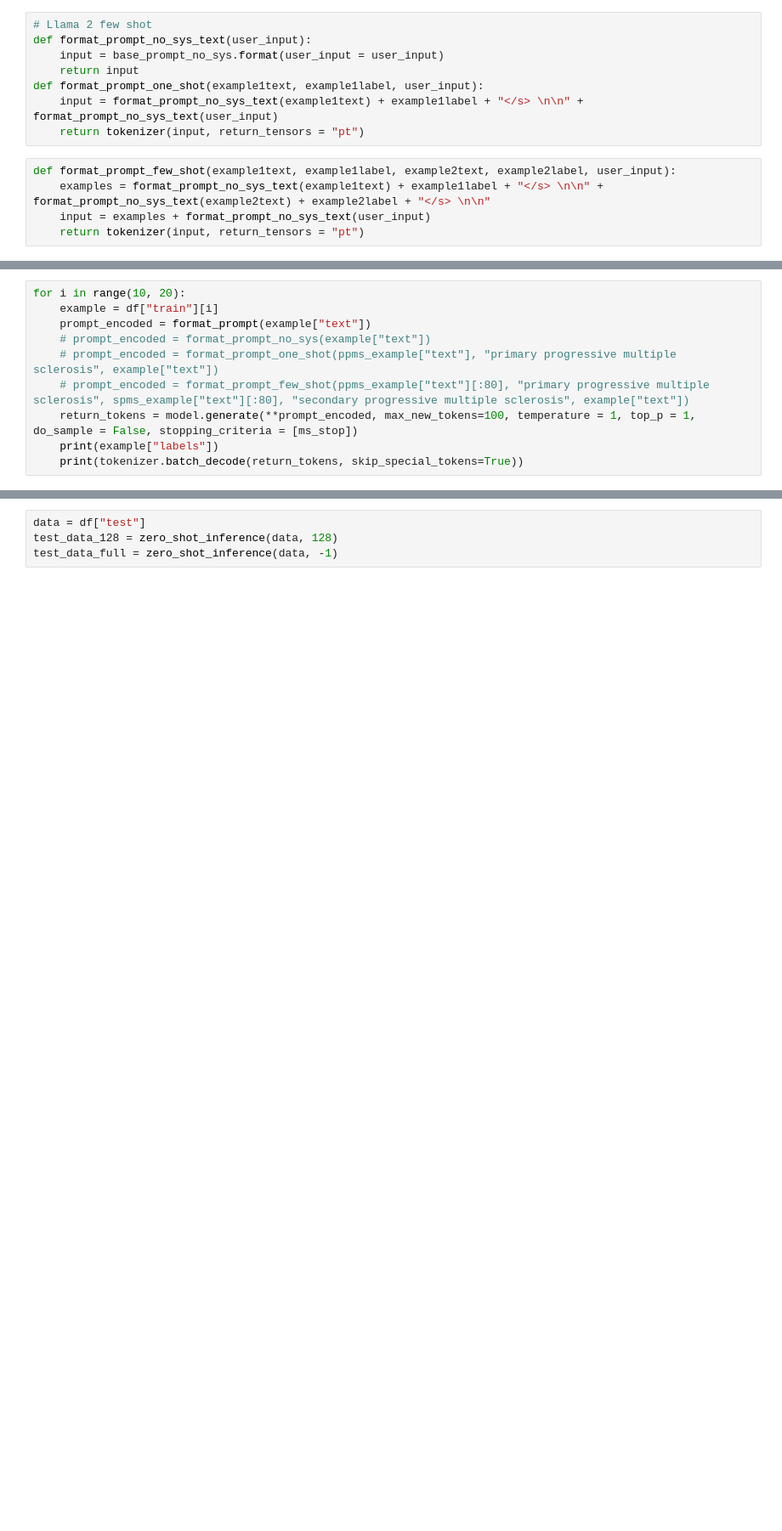
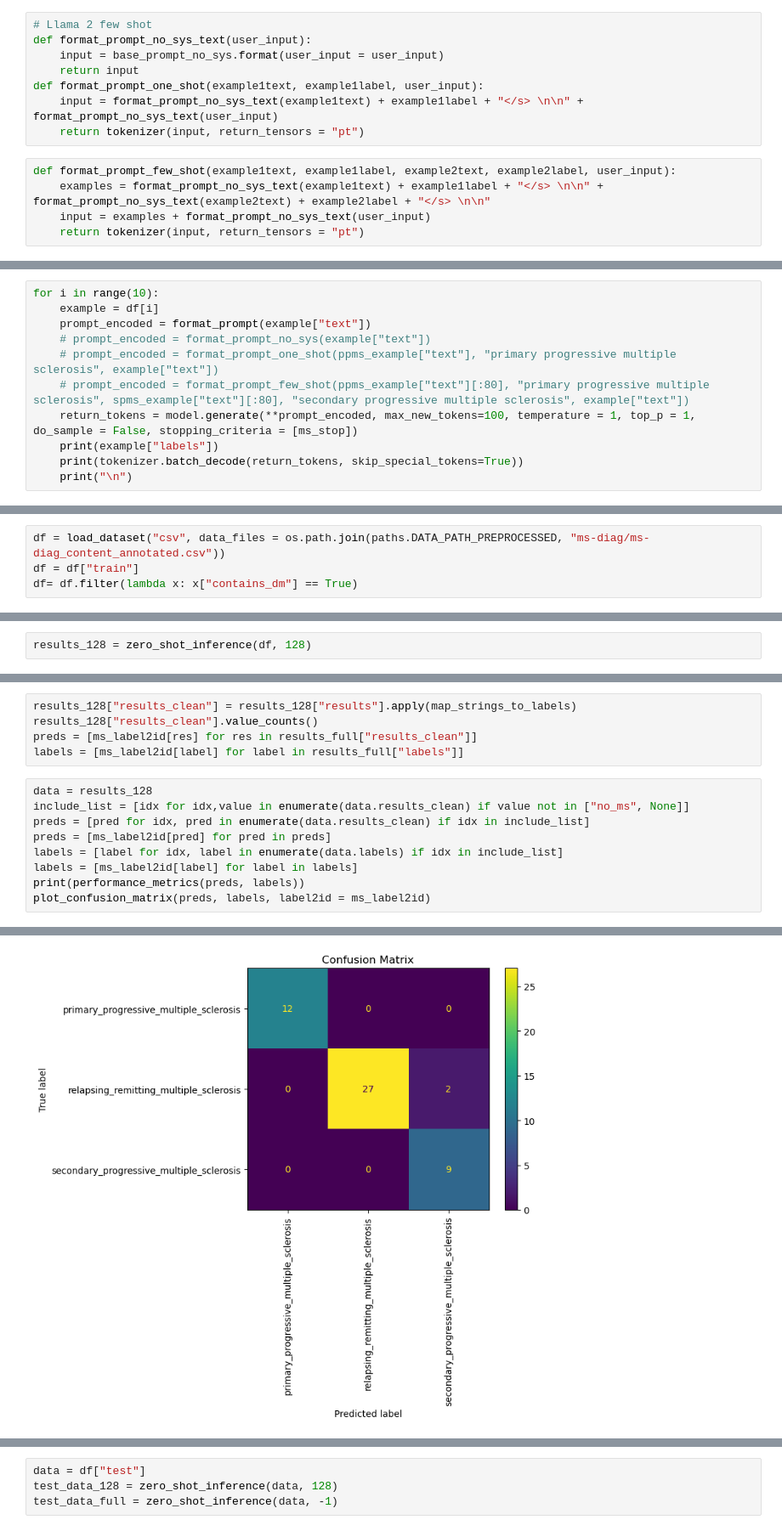
Before and after one commit to maregli/inf-extr, a Jupyter notebook: notebooks/ms-prediction/llama2-chat_zero_shot.ipynb, the cells around one changed output, grey strips where cells are left out. Shown at 85% size. Cells and saved outputs as stored; diff of their text form; blank space fills up the shorter version.

Commit message:
changed prompting for llama ms-diag

```diff
--- a/notebooks/ms-prediction/llama2-chat_zero_shot.ipynb
+++ b/notebooks/ms-prediction/llama2-chat_zero_shot.ipynb
@@ -441,6 +443,6 @@ encoded_bad_words = tokenizer(["user"], add_special_tokens = False)["input_ids"]
 # %%
-for i in range(10, 20):
-    example = df["train"][i]
+for i in range(10):
+    example = df[i]
     prompt_encoded = format_prompt(example["text"])
     # prompt_encoded = format_prompt_no_sys(example["text"])
     # prompt_encoded = format_prompt_one_shot(ppms_example["text"], "primary progressive multiple sclerosis", example["text"])
@@ -448,6 +450,7 @@ for i in range(10, 20):
     return_tokens = model.generate(**prompt_encoded, max_new_tokens=100, temperature = 1, top_p = 1, do_sample = False, stopping_criteria = [ms_stop])
     print(example["labels"])
     print(tokenizer.batch_decode(return_tokens, skip_special_tokens=True))
+    print("\n")
 # %% [output]
 relapsing_remitting_multiple_sclerosis
 ['[INST]<<SYS>>You are a specialized medical language processor for German medical reports. Users will present you with medical reports in German and request the extraction of specific diagnostic info ...
@@ -505,0 +502,4 @@ train_data_full = zero_shot_inference(data, -1)
+# %%
+df = load_dataset("csv", data_files = os.path.join(paths.DATA_PATH_PREPROCESSED, "ms-diag/ms-diag_content_annotated.csv"))
+df = df["train"]
+df= df.filter(lambda x: x["contains_dm"] == True)
@@ -505,0 +510,2 @@ train_data_full = zero_shot_inference(data, -1)
+# %%
+results_128 = zero_shot_inference(df, 128)
@@ -505,0 +514,15 @@ train_data_full = zero_shot_inference(data, -1)
+# %%
+results_128["results_clean"] = results_128["results"].apply(map_strings_to_labels)
+results_128["results_clean"].value_counts()
+preds = [ms_label2id[res] for res in results_full["results_clean"]]
+labels = [ms_label2id[label] for label in results_full["labels"]]
+# %%
+data = results_128
+include_list = [idx for idx,value in enumerate(data.results_clean) if value not in ["no_ms", None]]
+preds = [pred for idx, pred in enumerate(data.results_clean) if idx in include_list]
+preds = [ms_label2id[pred] for pred in preds]
+labels = [label for idx, label in enumerate(data.labels) if idx in include_list]
+labels = [ms_label2id[label] for label in labels]
+print(performance_metrics(preds, labels))
+plot_confusion_matrix(preds, labels, label2id = ms_label2id)
+# %% [output]
@@ -505,0 +530 @@ train_data_full = zero_shot_inference(data, -1)
+[figure, added]
```
Also changed, not shown: parts of 27 cells of this notebook.
